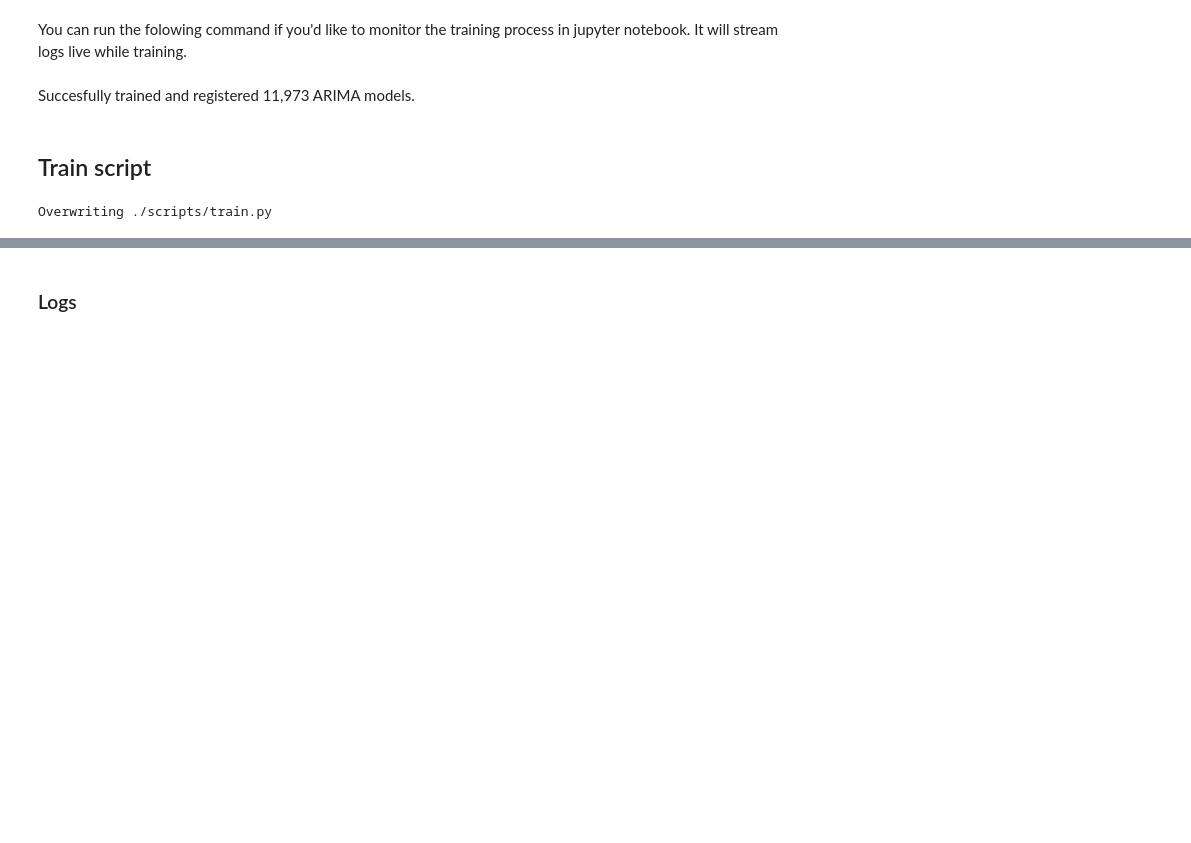
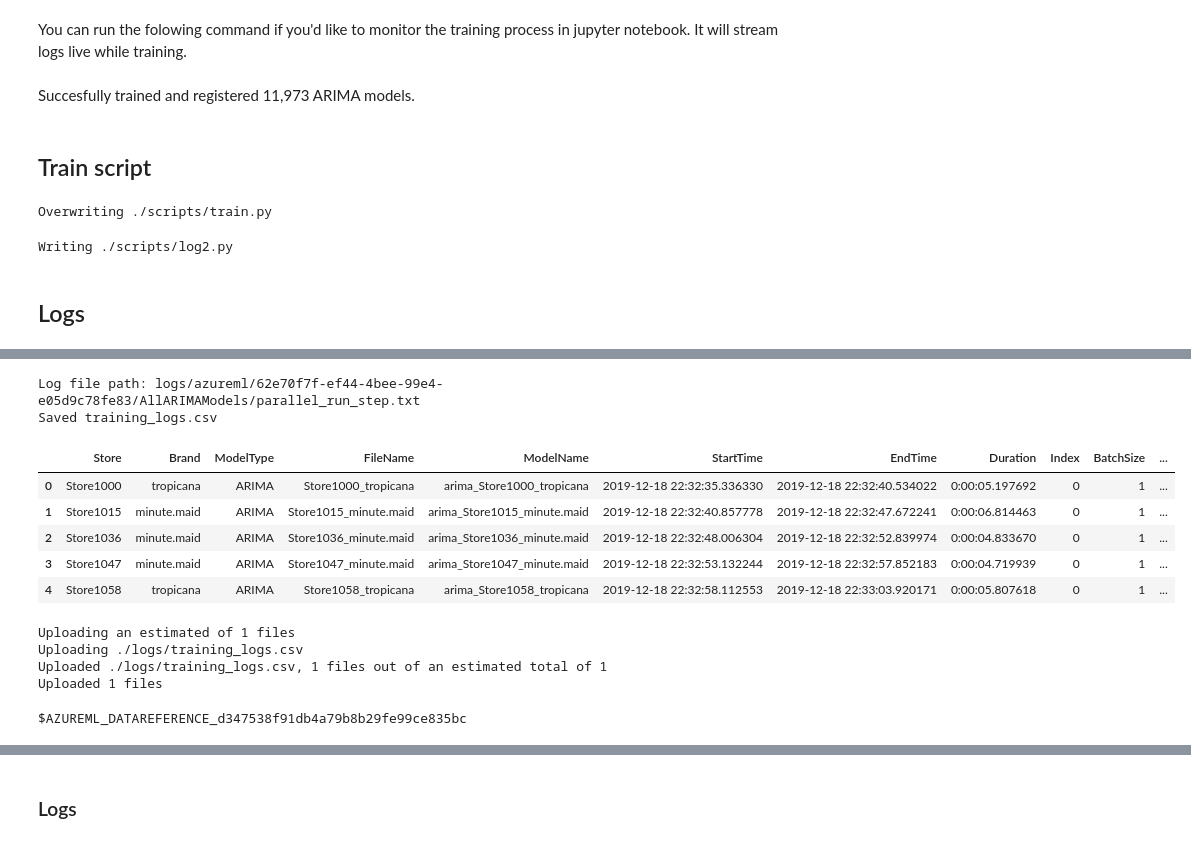
Before and after one commit to microsoft/solution-accelerator-many-models, a Jupyter notebook: 02_Training/02_Train_Many_Models.ipynb, the cells around one changed output, grey strips where cells are left out. Saved outputs shown, nothing was run; the diff lists cells and outputs as text; code cells hidden in the pictures; blank space fills up the shorter version.

```diff
--- a/02_Training/02_Train_Many_Models.ipynb
+++ b/02_Training/02_Train_Many_Models.ipynb
@@ -363,3 +375,51 @@ def run(input_data):
     return resultList
 # %% [output]
 Overwriting ./scripts/train.py
+# %%
+%%writefile ./scripts/log2.py
+
+import pandas as pd
+from azureml.core.run import Run
+import os
+
+thisrun = Run.get_context()
+ws = thisrun.experiment.workspace
+
+prediction_run = next(thisrun.get_children())
+prediction_output = prediction_run.get_output_data("AllARIMAModels")
+prediction_output.download(local_path="logs")
+
+# check log file path
+for root, dirs, files in os.walk("logs"):
+    for file in files:
+        if file.endswith('parallel_run_step.txt'):
+            result_file = os.path.join(root,file)
+            print ('Log file path: ' + result_file)
+
+# read the file and clean up data
+df_log = pd.read_csv(result_file, converters={0: lambda x: x.strip("["),10: lambda x: x.strip("]")}, delimiter=",", header=None)
+df_log.columns=['Store','Brand','ModelType','FileName','ModelName','StartTime','EndTime','Duration','Index','BatchSize','Status']
+df_log['Store'] = df_log['Store'].apply(str).str.replace("'", '')
+df_log['Brand'] = df_log['Brand'].apply(str).str.replace("'", '')
+df_log['ModelType'] = df_log['ModelType'].apply(str).str.replace("'", '')
+df_log['FileName'] = df_log['FileName'].apply(str).str.replace("'", '')
+df_log['ModelName'] = df_log['ModelName'].apply(str).str.replace("'", '')
+df_log['StartTime'] = df_log['StartTime'].apply(str).str.replace("'", '')
+df_log['EndTime'] = df_log['EndTime'].apply(str).str.replace("'", '')
+df_log['Duration'] = df_log['Duration'].apply(str).str.replace("'", '')
+df_log['Status'] = df_log['Status'].apply(str).str.replace("'", '')
+
+output_path = os.path.join('./logs/', 'training_logs')
+df_log.to_csv(path_or_buf=output_path + '.csv', index = False)
+print('Saved training_logs.csv')
+
+log_dstore = Datastore(ws, 'scoring_log_datastore')
+log_dstore.upload_files(['./logs/training_logs'+'.csv'], target_path='training_logs_'+str(datetime.datetime.now().date()), overwrite=False, show_progress=True)
+# %% [output]
+Writing ./scripts/log2.py
+# %% [markdown]
+## Logs
+# %%
+from scripts.log import logs
+logs(run).cleanup_log()
+# %% [output]
@@ -365,0 +427,16 @@ Overwriting ./scripts/train.py
+Log file path: logs/azureml/62e70f7f-ef44-4bee-99e4-e05d9c78fe83/AllARIMAModels/parallel_run_step.txt
+Saved training_logs.csv
+|  | Store | Brand | ModelType | FileName | ModelName | StartTime | EndTime | Duration | Index | BatchSize | ... |
+| 0 | Store1000 | tropicana | ARIMA | Store1000_tropicana | arima_Store1000_tropicana | 2019-12-18 22:32:35.336330 | 2019-12-18 22:32:40.534022 | 0:00:05.197692 | 0 | 1 | ... |
+| 1 | Store1015 | minute.maid | ARIMA | Store1015_minute.maid | arima_Store1015_minute.maid | 2019-12-18 22:32:40.857778 | 2019-12-18 22:32:47.672241 | 0:00:06.814463 | 0 | 1 | ... |
+| 2 | Store1036 | minute.maid | ARIMA | Store1036_minute.maid | arima_Store1036_minute.maid | 2019-12-18 22:32:48.006304 | 2019-12-18 22:32:52.839974 | 0:00:04.833670 | 0 | 1 | ... |
+| 3 | Store1047 | minute.maid | ARIMA | Store1047_minute.maid | arima_Store1047_minute.maid | 2019-12-18 22:32:53.132244 | 2019-12-18 22:32:57.852183 | 0:00:04.719939 | 0 | 1 | ... |
+| 4 | Store1058 | tropicana | ARIMA | Store1058_tropicana | arima_Store1058_tropicana | 2019-12-18 22:32:58.112553 | 2019-12-18 22:33:03.920171 | 0:00:05.807618 | 0 | 1 | ... |
+# %%
+log_dstore.upload_files(['./logs/training_logs'+'.csv'], target_path='training_logs_'+str(datetime.datetime.now().date()), overwrite=True, show_progress=True)
+# %% [output]
+Uploading an estimated of 1 files
+Uploading ./logs/training_logs.csv
+Uploaded ./logs/training_logs.csv, 1 files out of an estimated total of 1
+Uploaded 1 files
+$AZUREML_DATAREFERENCE_d347538f91db4a79b8b29fe99ce835bc
```
Also changed, not shown: parts of 15 cells of this notebook.
